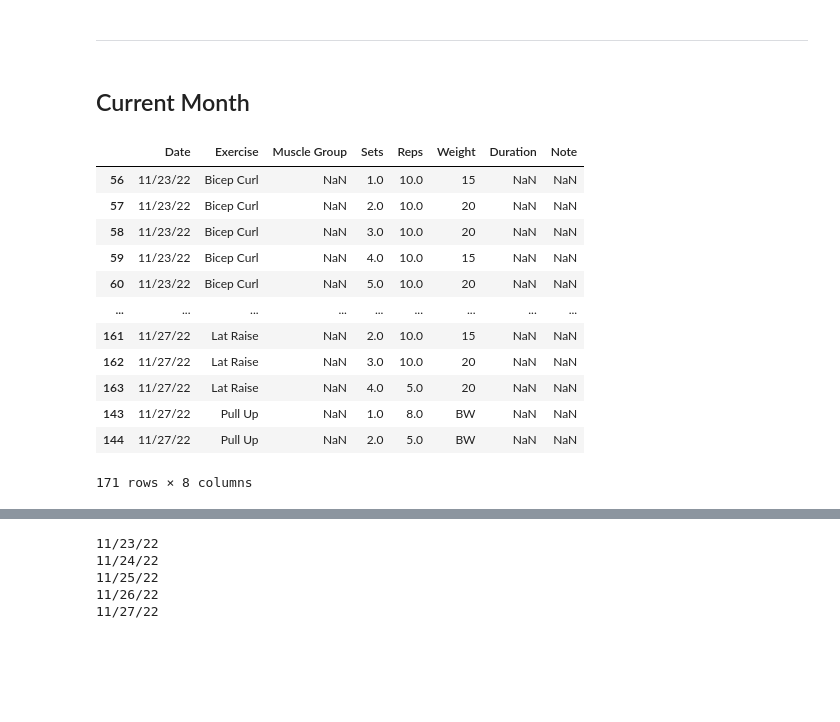
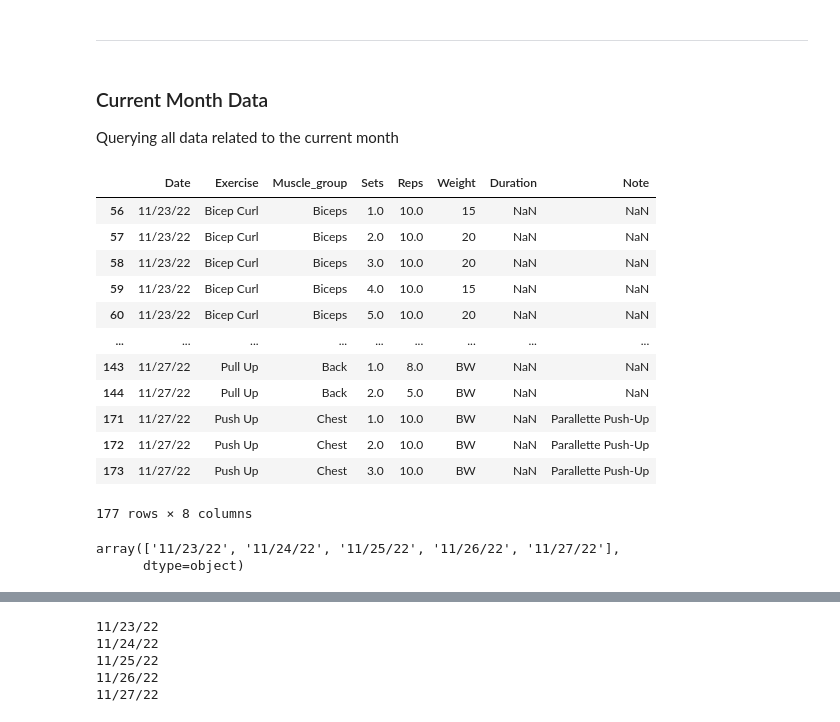
Before and after one commit to alexguerrero11/Workout-Progress-Dashboard, a Jupyter notebook: workbook.ipynb, the cells around one changed output, grey strips where cells are left out. Drawn from its saved outputs; the diff is of its cells as text; code cells hidden in the pictures; blank space fills up the shorter version.

```diff
--- a/workbook.ipynb
+++ b/workbook.ipynb
@@ -67,22 +110,6 @@ print(f"Count of unique days in all csv: {total_count_unique_days}")
 Count of unique days in all csv: 5
 # %% [markdown]
 ---
-# %% [markdown]
-## Current Month
-# %%
-currentMonthData = workout_data[workout_data['Date'] >= firstDayOfMonth]
-currentMonthData
-# %% [output]
-|  | Date | Exercise | Muscle Group | Sets | Reps | Weight | Duration | Note |
-| 56 | 11/23/22 | Bicep Curl | NaN | 1.0 | 10.0 | 15 | NaN | NaN |
-| 57 | 11/23/22 | Bicep Curl | NaN | 2.0 | 10.0 | 20 | NaN | NaN |
-| 58 | 11/23/22 | Bicep Curl | NaN | 3.0 | 10.0 | 20 | NaN | NaN |
-| 59 | 11/23/22 | Bicep Curl | NaN | 4.0 | 10.0 | 15 | NaN | NaN |
-| 60 | 11/23/22 | Bicep Curl | NaN | 5.0 | 10.0 | 20 | NaN | NaN |
-| ... | ... | ... | ... | ... | ... | ... | ... | ... |
-| 161 | 11/27/22 | Lat Raise | NaN | 2.0 | 10.0 | 15 | NaN | NaN |
-| 162 | 11/27/22 | Lat Raise | NaN | 3.0 | 10.0 | 20 | NaN | NaN |
-| 163 | 11/27/22 | Lat Raise | NaN | 4.0 | 5.0 | 20 | NaN | NaN |
-| 143 | 11/27/22 | Pull Up | NaN | 1.0 | 8.0 | BW | NaN | NaN |
-| 144 | 11/27/22 | Pull Up | NaN | 2.0 | 5.0 | BW | NaN | NaN |
-171 rows × 8 columns
+# %% [markdown]
+### Current Month Data
+Querying all data related to the current month
@@ -88,0 +121,21 @@ currentMonthData
+# %%
+current_month_data
+# %% [output]
+|  | Date | Exercise | Muscle_group | Sets | Reps | Weight | Duration | Note |
+| 56 | 11/23/22 | Bicep Curl | Biceps | 1.0 | 10.0 | 15 | NaN | NaN |
+| 57 | 11/23/22 | Bicep Curl | Biceps | 2.0 | 10.0 | 20 | NaN | NaN |
+| 58 | 11/23/22 | Bicep Curl | Biceps | 3.0 | 10.0 | 20 | NaN | NaN |
+| 59 | 11/23/22 | Bicep Curl | Biceps | 4.0 | 10.0 | 15 | NaN | NaN |
+| 60 | 11/23/22 | Bicep Curl | Biceps | 5.0 | 10.0 | 20 | NaN | NaN |
+| ... | ... | ... | ... | ... | ... | ... | ... | ... |
+| 143 | 11/27/22 | Pull Up | Back | 1.0 | 8.0 | BW | NaN | NaN |
+| 144 | 11/27/22 | Pull Up | Back | 2.0 | 5.0 | BW | NaN | NaN |
+| 171 | 11/27/22 | Push Up | Chest | 1.0 | 10.0 | BW | NaN | Parallette Push-Up |
+| 172 | 11/27/22 | Push Up | Chest | 2.0 | 10.0 | BW | NaN | Parallette Push-Up |
+| 173 | 11/27/22 | Push Up | Chest | 3.0 | 10.0 | BW | NaN | Parallette Push-Up |
+177 rows × 8 columns
+# %%
+current_month_data["Date"].unique()
+# %% [output]
+array(['11/23/22', '11/24/22', '11/25/22', '11/26/22', '11/27/22'],
+      dtype=object)
```
Also changed, not shown: parts of 19 cells of this notebook, 5 other files.
